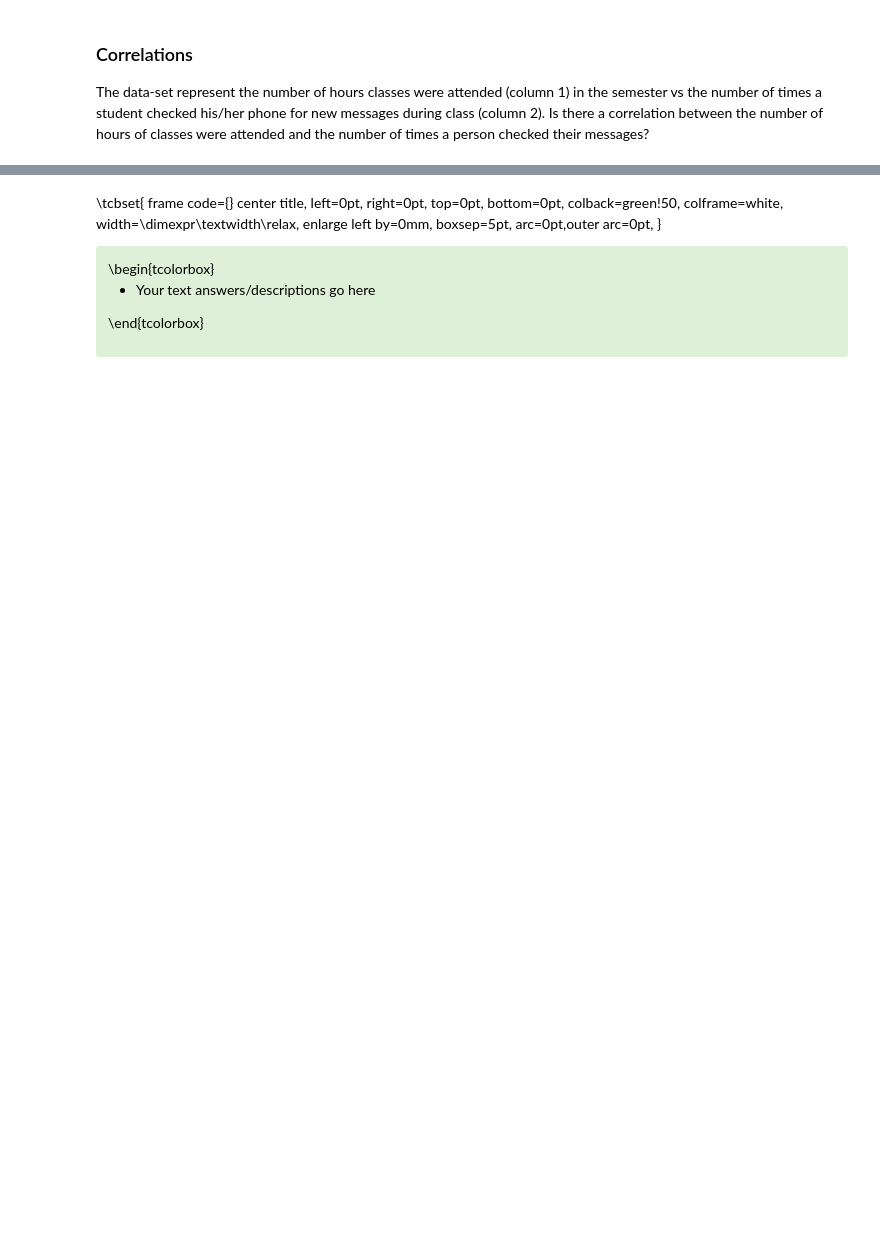
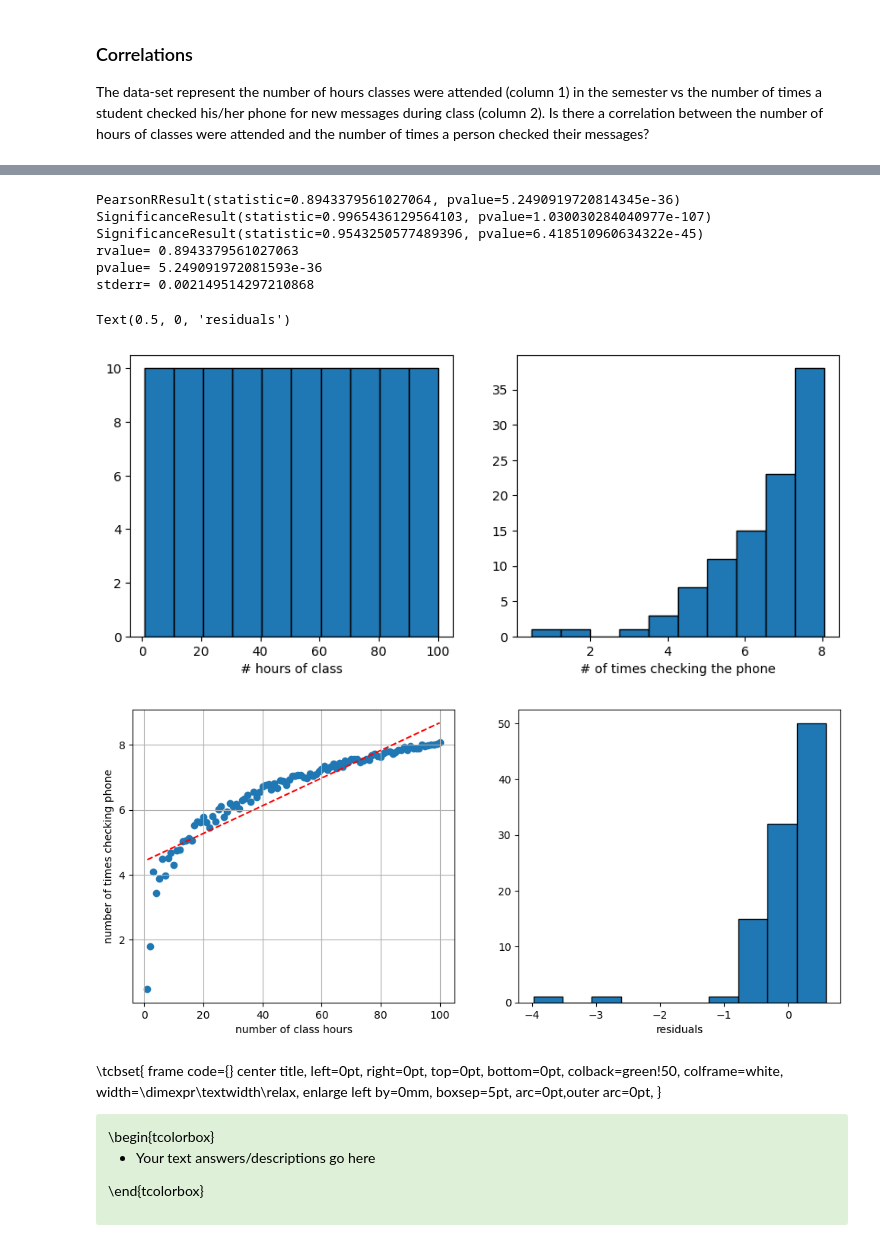
Before and after one commit to vbelpair/Ugent, a Jupyter notebook: Medical_Signal_Processing_and_Statistics/assignment_2/ex02_vincent.ipynb, the cells around one changed output, grey strips where cells are left out. Drawn from its saved outputs; the diff is of its cells as text; code cells hidden in the pictures; blank space fills up the shorter version.

```diff
--- a/Medical_Signal_Processing_and_Statistics/assignment_2/ex02_vincent.ipynb
+++ b/Medical_Signal_Processing_and_Statistics/assignment_2/ex02_vincent.ipynb
@@ -180,3 +294,48 @@ What your answer should look like:
+# %%
+#Your code and figures go here
+
+### a)
+x, y = D[:,0], D[:,1]
+fig, (ax1, ax2) = plt.subplots(ncols=2, figsize = (10,4))
+
+ax1.hist(x,ec='black')
+ax1.set_xlabel('# hours of class')
+
+ax2.hist(y,ec='black')
+ax2.set_xlabel("# of times checking the phone")
+
+### b)
+print(stats.pearsonr(x,y))
+print(stats.spearmanr(x,y))
+print(stats.kendalltau(x,y))
+
+### c)
+(b1,b0,rvalue,pvalue,stderr) = stats.linregress(x,y)
+print("rvalue=",rvalue)
+print("pvalue=",pvalue)
+print("stderr=",stderr)
+Y = b1*x+b0
+ress = y-Y
+
+fig, (ax1,ax2) = plt.subplots(ncols=2,figsize=(12,5))
+ax1.scatter(x,y)
+ax1.plot(x,Y,ls='--',color='red')
+ax1.set_xlabel("number of class hours")
+ax1.set_ylabel("number of times checking phone")
+ax1.grid()
+
+ax2.hist(ress,ec='black')
+ax2.set_xlabel('residuals')
+# %% [output]
+PearsonRResult(statistic=0.8943379561027064, pvalue=5.2490919720814345e-36)
+SignificanceResult(statistic=0.9965436129564103, pvalue=1.030030284040977e-107)
+SignificanceResult(statistic=0.9543250577489396, pvalue=6.418510960634322e-45)
+rvalue= 0.8943379561027063
+pvalue= 5.249091972081593e-36
+stderr= 0.002149514297210868
+Text(0.5, 0, 'residuals')
+[figure, added]
+[figure, added]
 # %% [markdown]
 \tcbset{ frame code={} center title, left=0pt, right=0pt, top=0pt, bottom=0pt, colback=green!50, colframe=white, width=\dimexpr\textwidth\relax, enlarge left by=0mm, boxsep=5pt, arc=0pt,outer arc=0pt, }
 <div class="alert alert-success">
```
Also changed, not shown: parts of 12 cells of this notebook.
